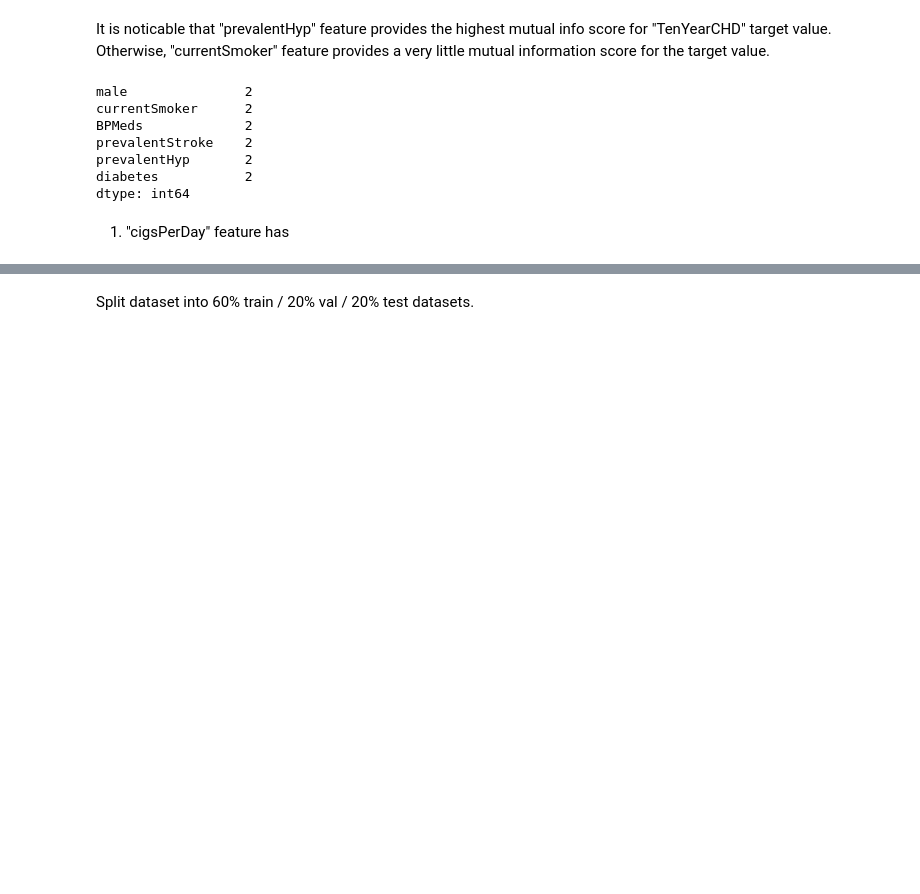
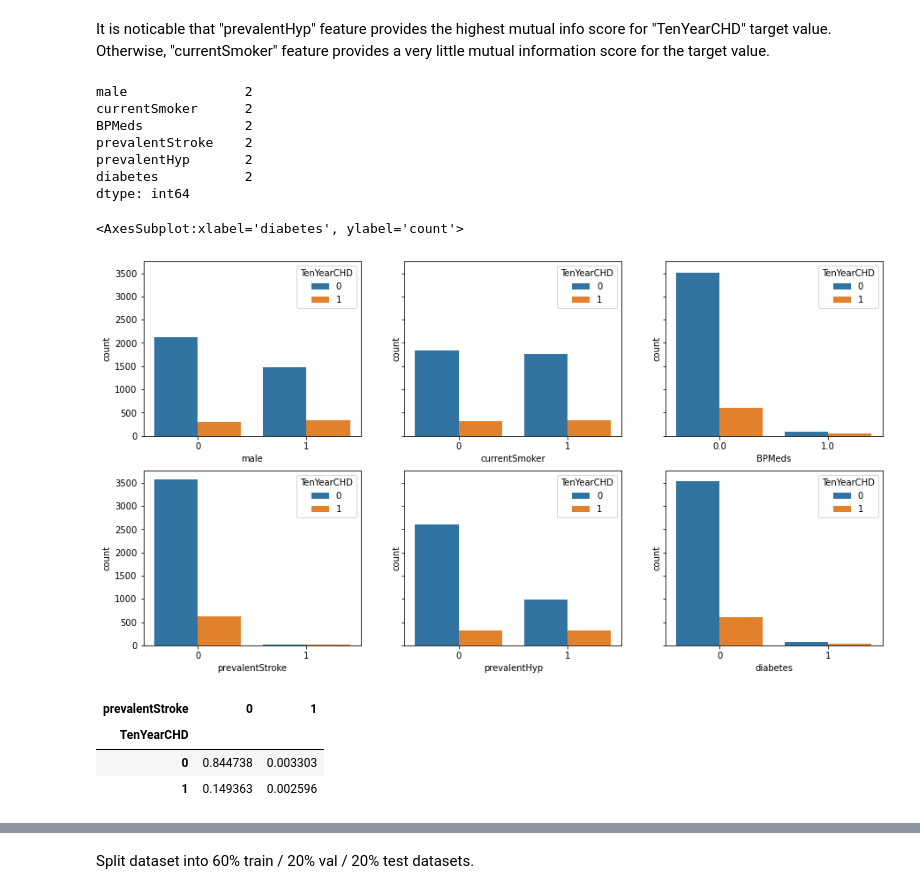
Before and after one commit to DZorikhin/heart-desease-pred, a Jupyter notebook: heart-desease-prediction.ipynb, the cells around one changed output, grey strips where cells are left out. Cells and saved outputs as stored; diff of their text form; code cells hidden in the pictures; blank space fills up the shorter version.

```diff
--- a/heart-desease-prediction.ipynb
+++ b/heart-desease-prediction.ipynb
@@ -269,7 +319,14 @@ prevalentHyp       2
 diabetes           2
 dtype: int64
 # %%
-_, axes = plt.subplots(3, 2, sharey=True, figsize=(10, 4))
+_, axes = plt.subplots(2, 3, sharey=True, figsize=(15, 8))
 
 sns.countplot(x='male', hue='TenYearCHD', data=df, ax=axes[0, 0])
-sns.countplot(x='currentSmoker', hue='TenYearCHD', data=df, ax=axes[0, 1]);
+sns.countplot(x='currentSmoker', hue='TenYearCHD', data=df, ax=axes[0, 1])
+sns.countplot(x='BPMeds', hue='TenYearCHD', data=df, ax=axes[0, 2])
+sns.countplot(x='prevalentStroke', hue='TenYearCHD', data=df, ax=axes[1, 0])
+sns.countplot(x='prevalentHyp', hue='TenYearCHD', data=df, ax=axes[1, 1])
+sns.countplot(x='diabetes', hue='TenYearCHD', data=df, ax=axes[1, 2])
+# %% [output]
+<AxesSubplot:xlabel='diabetes', ylabel='count'>
+[figure, added]
@@ -282,2 +332,0 @@ df[numerical].plot(
-# %% [markdown]
-1. "cigsPerDay" feature has
@@ -285,0 +333,7 @@ _, axes = plt.subplots(nrows=2, ncols=4, figsize=(12, 4))
+# %%
+pd.crosstab(df['TenYearCHD'], df['prevalentStroke'], normalize=True)
+# %% [output]
+| prevalentStroke | 0 | 1 |
+| TenYearCHD |  |  |
+| 0 | 0.844738 | 0.003303 |
+| 1 | 0.149363 | 0.002596 |
```
Also changed, not shown: parts of 41 cells of this notebook.
